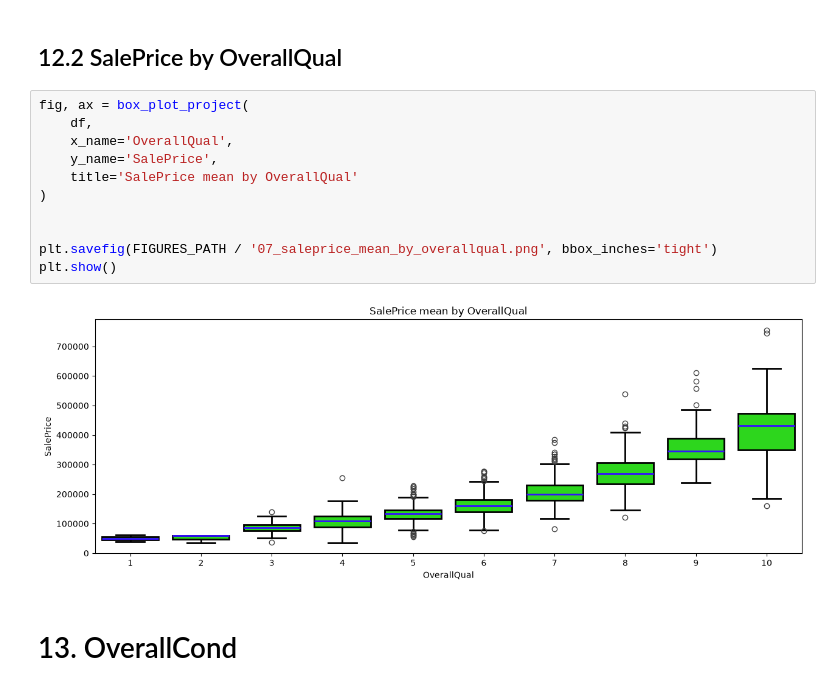
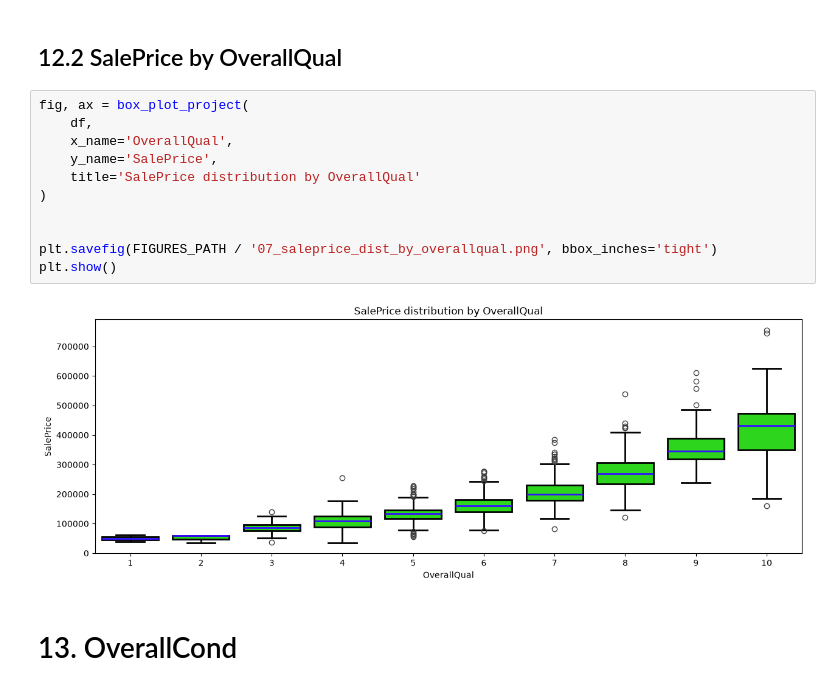
Before and after one commit to charligram/3_prediction_of_house_values, a Jupyter notebook: notebooks/02_EDA.ipynb, the cells around one changed output. Drawn from its saved outputs; the diff is of its cells as text.

```diff
--- a/notebooks/02_EDA.ipynb
+++ b/notebooks/02_EDA.ipynb
@@ -578,16 +578,16 @@ Categories: [ 7  6  8  5  9  4 10  3  1  2]
 # %%
 fig, ax = box_plot_project(
     df,
     x_name='OverallQual',
     y_name='SalePrice',
-    title='SalePrice mean by OverallQual'
+    title='SalePrice distribution by OverallQual'
 )
 
 
-plt.savefig(FIGURES_PATH / '07_saleprice_mean_by_overallqual.png', bbox_inches='tight')
+plt.savefig(FIGURES_PATH / '07_saleprice_dist_by_overallqual.png', bbox_inches='tight')
 plt.show()
 # %% [output]
-[figure, old version]
+[figure, new version]
 # %% [markdown]
 # 13. OverallCond
 # %% [markdown]
```
Also changed, not shown: parts of 8 cells of this notebook, 14 other files.
